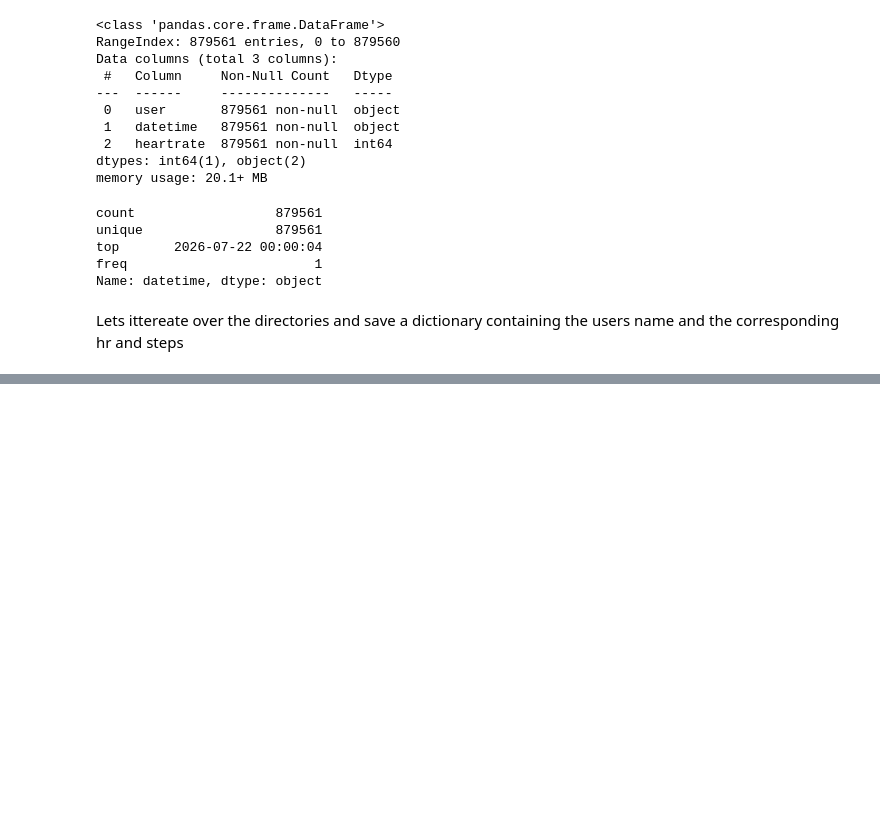
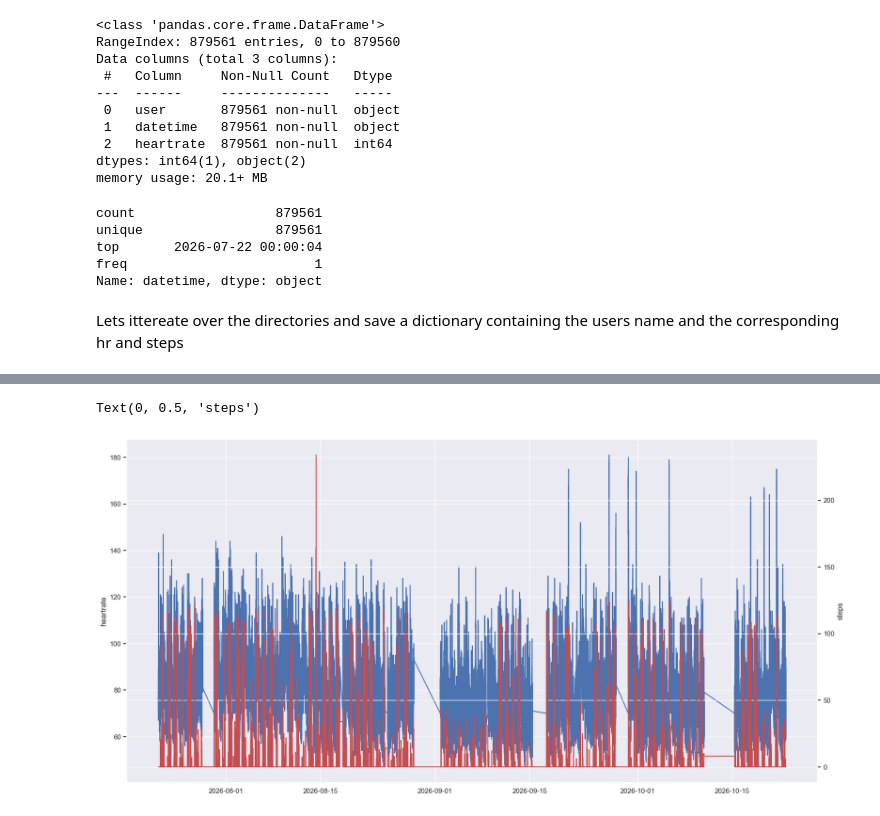
Before and after one commit to Heatdh/IterAsianAI, a Jupyter notebook: dataset_exploration.ipynb, the cells around one changed output, grey strips where cells are left out. Cells and saved outputs as stored; diff of their text form; code cells hidden in the pictures; blank space fills up the shorter version.

```diff
--- a/dataset_exploration.ipynb
+++ b/dataset_exploration.ipynb
@@ -154,12 +154,19 @@ with open('datasets/dict_user_data.json', 'w') as fp:
 # to visualize all the directory structure
 # %%
 merged_df_same_user_dict = {}
+merged_df_same_user_dict_2 = {}
 
 for user in dict_user_data.keys():
     if dict_user_data[user]['hr'] != []:
         df_hr = pd.read_csv(dir_csv + dict_user_data[user]['hr'][0])
+        df_hr['datetime'] = pd.to_datetime(df_hr['datetime'])
         df_hr.set_index('datetime', inplace=True)
+        df_hr.resample('1min').mean() # resample to 1 min
+        #df_hr['heartrate'].resample('1min').mean()
     if dict_user_data[user]['steps'] != []:
         df_steps=pd.read_csv(dir_csv + dict_user_data[user]['steps'][0])
+        df_steps['datetime'] = pd.to_datetime(df_steps['datetime'])
         df_steps.set_index('datetime', inplace=True)
-    merged_df_same_user_dict[user] = df_hr.merge(df_steps, how='outer')
+        df_steps.resample('1min')
+    merged_df_same_user_dict[user]=pd.merge(df_hr, df_steps, on="datetime", how="left")
+    #merged_df_same_user_dict_2[user]=pd.merge(df_hr, df_steps, left_index=True, right_index=True, how="outer")
@@ -168,0 +173,7 @@ Error:
+# %%
+# kenerl doesnt work, so dividing the steps into 2 parts
+for user in dict_user_data.keys():
+    merged_df_same_user_dict[user].fillna(method='ffill', inplace=True)
+    merged_df_same_user_dict[user]=merged_df_same_user_dict[user].rename(columns={ "user_x": "user"})
+    merged_df_same_user_dict[user]=merged_df_same_user_dict[user].drop(columns=['user_y'], axis=1)
+    merged_df_same_user_dict[user]=merged_df_same_user_dict[user].dropna()
@@ -168,0 +182,2 @@ Error:
+# %%
+df_t = merged_df_same_user_dict['A0KX894']
@@ -168,0 +194,13 @@ Error:
+# %%
+import matplotlib.pyplot as plt
+import seaborn as sns
+fig=plt.figure(figsize=(20,10))
+ax=fig.add_subplot(1,1,1)
+ax2=ax.twinx()
+ax.plot(df_t['heartrate'])
+ax2.plot(df_t['steps'], color='r')
+ax.set_ylabel('heartrate')
+ax2.set_ylabel('steps')
+# %% [output]
+Text(0, 0.5, 'steps')
+[figure, added]
```
Also changed, not shown: parts of 12 cells of this notebook, 1 other file.
